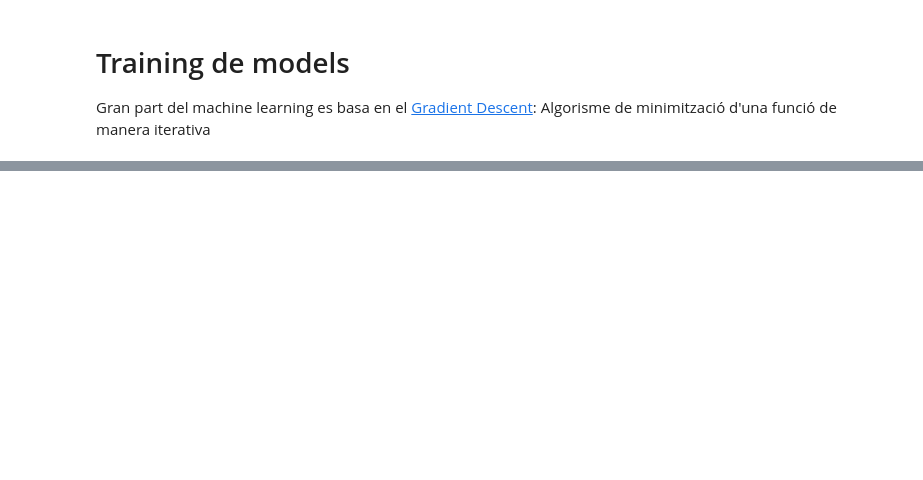
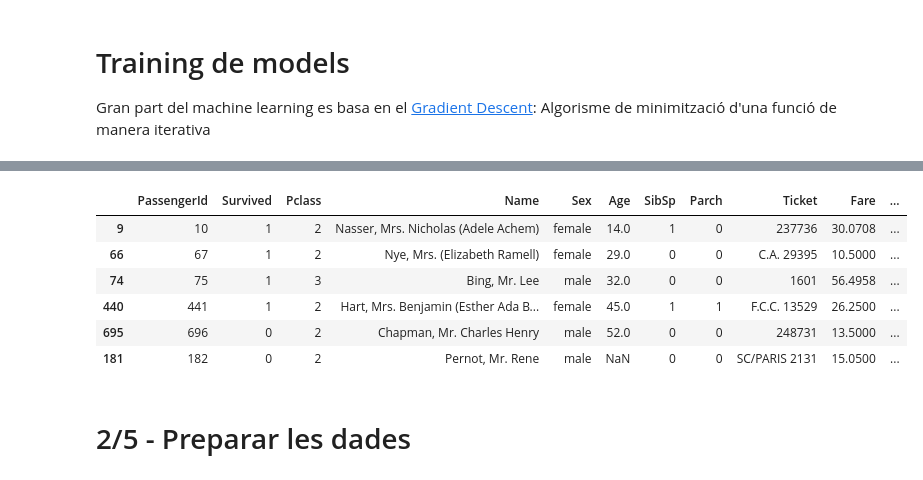
Before and after one commit to victormartingarcia/2017-pyGrn-introdatascience, a Jupyter notebook: datascience_introduction.ipynb, the cells around one changed output, grey strips where cells are left out. Cells and saved outputs as stored; diff of their text form; code cells hidden in the pictures; blank space fills up the shorter version.

```diff
--- a/datascience_introduction.ipynb
+++ b/datascience_introduction.ipynb
@@ -200,0 +263,4 @@ Veure [visualització/exemple de arbres de decisió](http://www.r2d3.us/visual-i
+# %%
+# Training set
+df_train = pd.read_csv('data/train.csv')
+df_train.info()
@@ -200,0 +285,13 @@ Veure [visualització/exemple de arbres de decisió](http://www.r2d3.us/visual-i
+# %%
+# 6 passatgers a l'atzar
+df_train.sample(6)
+# %% [output]
+|  | PassengerId | Survived | Pclass | Name | Sex | Age | SibSp | Parch | Ticket | Fare | ... |
+| 9 | 10 | 1 | 2 | Nasser, Mrs. Nicholas (Adele Achem) | female | 14.0 | 1 | 0 | 237736 | 30.0708 | ... |
+| 66 | 67 | 1 | 2 | Nye, Mrs. (Elizabeth Ramell) | female | 29.0 | 0 | 0 | C.A. 29395 | 10.5000 | ... |
+| 74 | 75 | 1 | 3 | Bing, Mr. Lee | male | 32.0 | 0 | 0 | 1601 | 56.4958 | ... |
+| 440 | 441 | 1 | 2 | Hart, Mrs. Benjamin (Esther Ada B... | female | 45.0 | 1 | 1 | F.C.C. 13529 | 26.2500 | ... |
+| 695 | 696 | 0 | 2 | Chapman, Mr. Charles Henry | male | 52.0 | 0 | 0 | 248731 | 13.5000 | ... |
+| 181 | 182 | 0 | 2 | Pernot, Mr. Rene | male | NaN | 0 | 0 | SC/PARIS 2131 | 15.0500 | ... |
+# %% [markdown]
+# 2/5 - Preparar les dades
```
Also changed, not shown: parts of 31 cells of this notebook, 3 other files.
